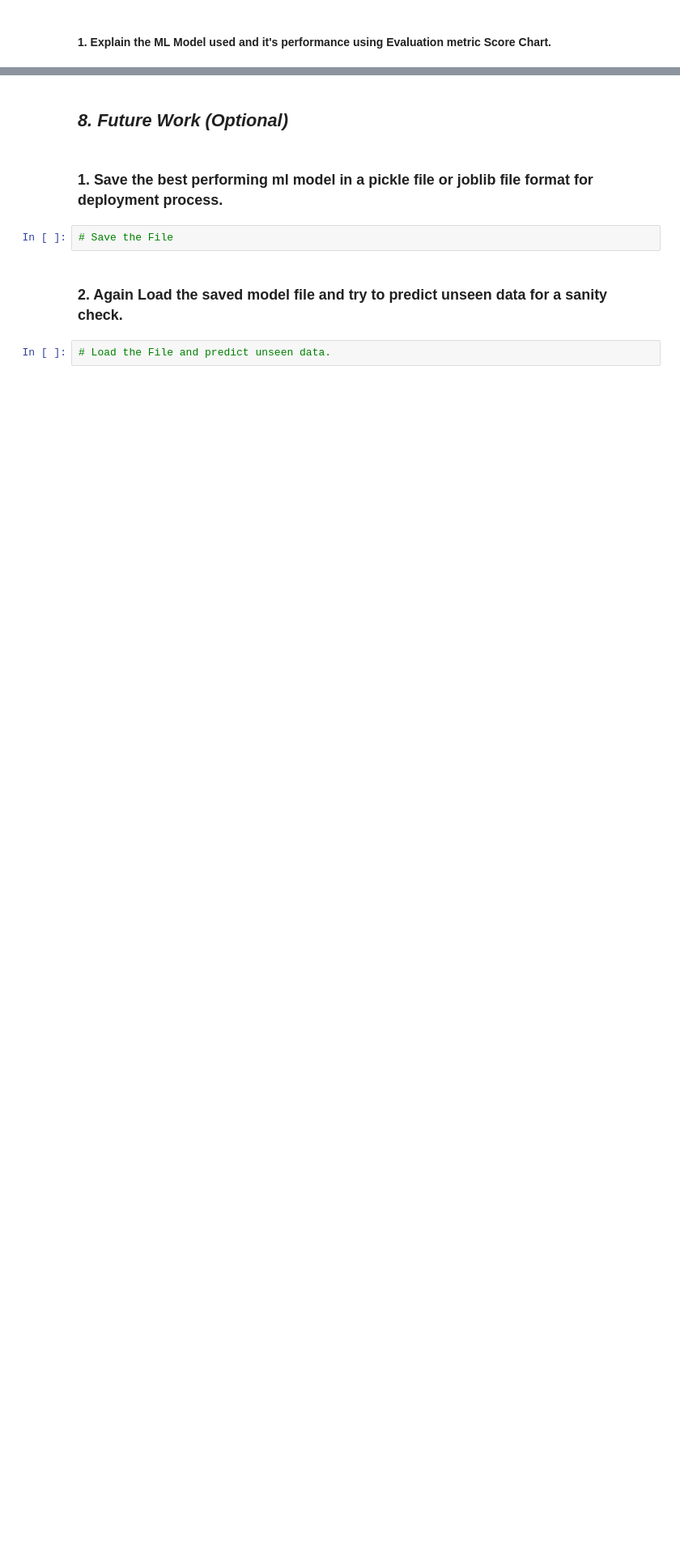
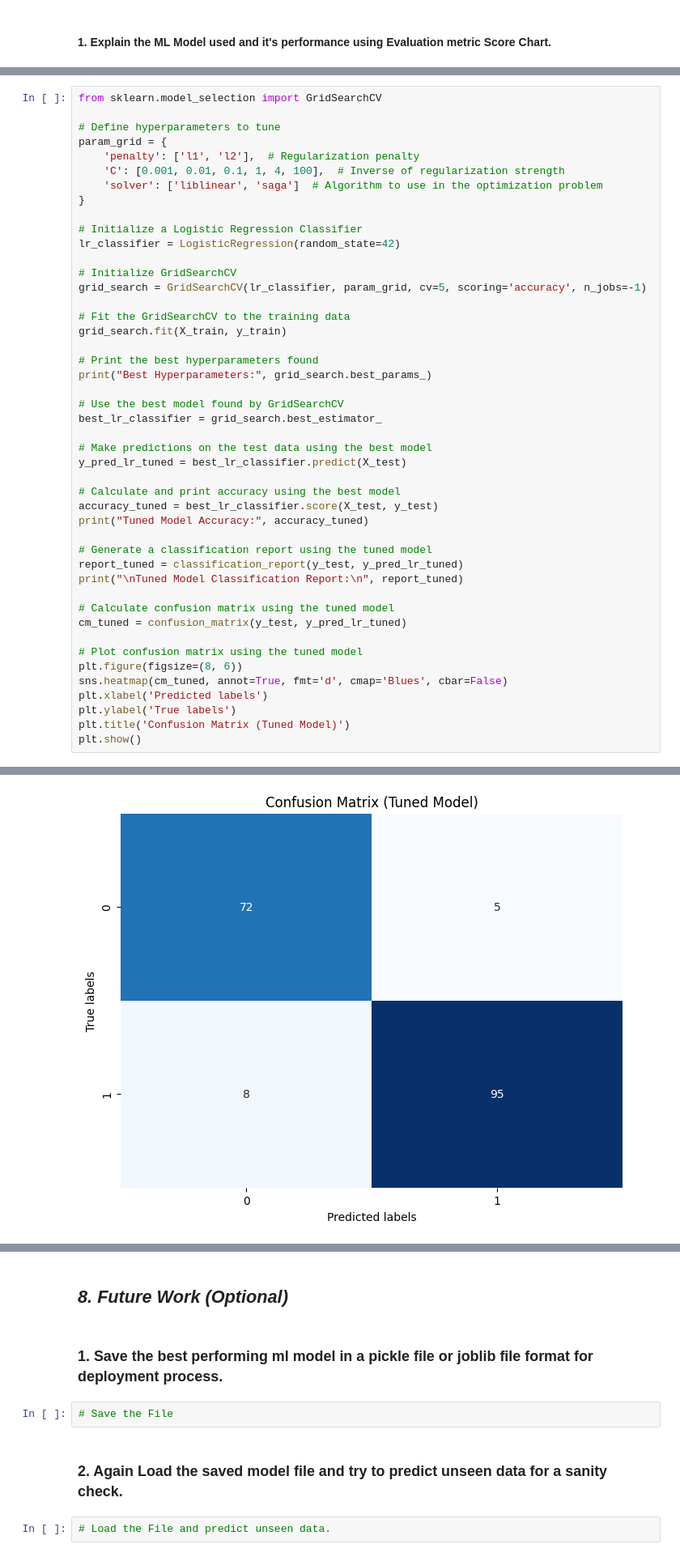
Before and after one commit to Ayushx29/Voyage-Analytics-Integrating-MLOps-in-Travel-Productionization-of-ML-Systems, a Jupyter notebook: Gender_Classification.ipynb, the cells around one changed output, grey strips where cells are left out. Shown: that part at 81% size. Cells and saved outputs as stored; diff of their text form; blank space fills up the shorter version.

```diff
--- a/Gender_Classification.ipynb
+++ b/Gender_Classification.ipynb
@@ -552,0 +729,47 @@ Answer Here.
+# %%
+from sklearn.model_selection import GridSearchCV
+
+# Define hyperparameters to tune
+param_grid = {
+    'penalty': ['l1', 'l2'],  # Regularization penalty
+    'C': [0.001, 0.01, 0.1, 1, 4, 100],  # Inverse of regularization strength
+    'solver': ['liblinear', 'saga']  # Algorithm to use in the optimization problem
+}
+
+# Initialize a Logistic Regression Classifier
+lr_classifier = LogisticRegression(random_state=42)
+
+# Initialize GridSearchCV
+grid_search = GridSearchCV(lr_classifier, param_grid, cv=5, scoring='accuracy', n_jobs=-1)
+
+# Fit the GridSearchCV to the training data
+grid_search.fit(X_train, y_train)
+
+# Print the best hyperparameters found
+print("Best Hyperparameters:", grid_search.best_params_)
+
+# Use the best model found by GridSearchCV
+best_lr_classifier = grid_search.best_estimator_
+
+# Make predictions on the test data using the best model
+y_pred_lr_tuned = best_lr_classifier.predict(X_test)
+
+# Calculate and print accuracy using the best model
+accuracy_tuned = best_lr_classifier.score(X_test, y_test)
+print("Tuned Model Accuracy:", accuracy_tuned)
+
+# Generate a classification report using the tuned model
+report_tuned = classification_report(y_test, y_pred_lr_tuned)
+print("\nTuned Model Classification Report:\n", report_tuned)
+
+# Calculate confusion matrix using the tuned model
+cm_tuned = confusion_matrix(y_test, y_pred_lr_tuned)
+
+# Plot confusion matrix using the tuned model
+plt.figure(figsize=(8, 6))
+sns.heatmap(cm_tuned, annot=True, fmt='d', cmap='Blues', cbar=False)
+plt.xlabel('Predicted labels')
+plt.ylabel('True labels')
+plt.title('Confusion Matrix (Tuned Model)')
+plt.show()
+# %% [output]
@@ -552,0 +788 @@ Answer Here.
+[figure, added]
```
Also changed, not shown: parts of 39 cells of this notebook.
